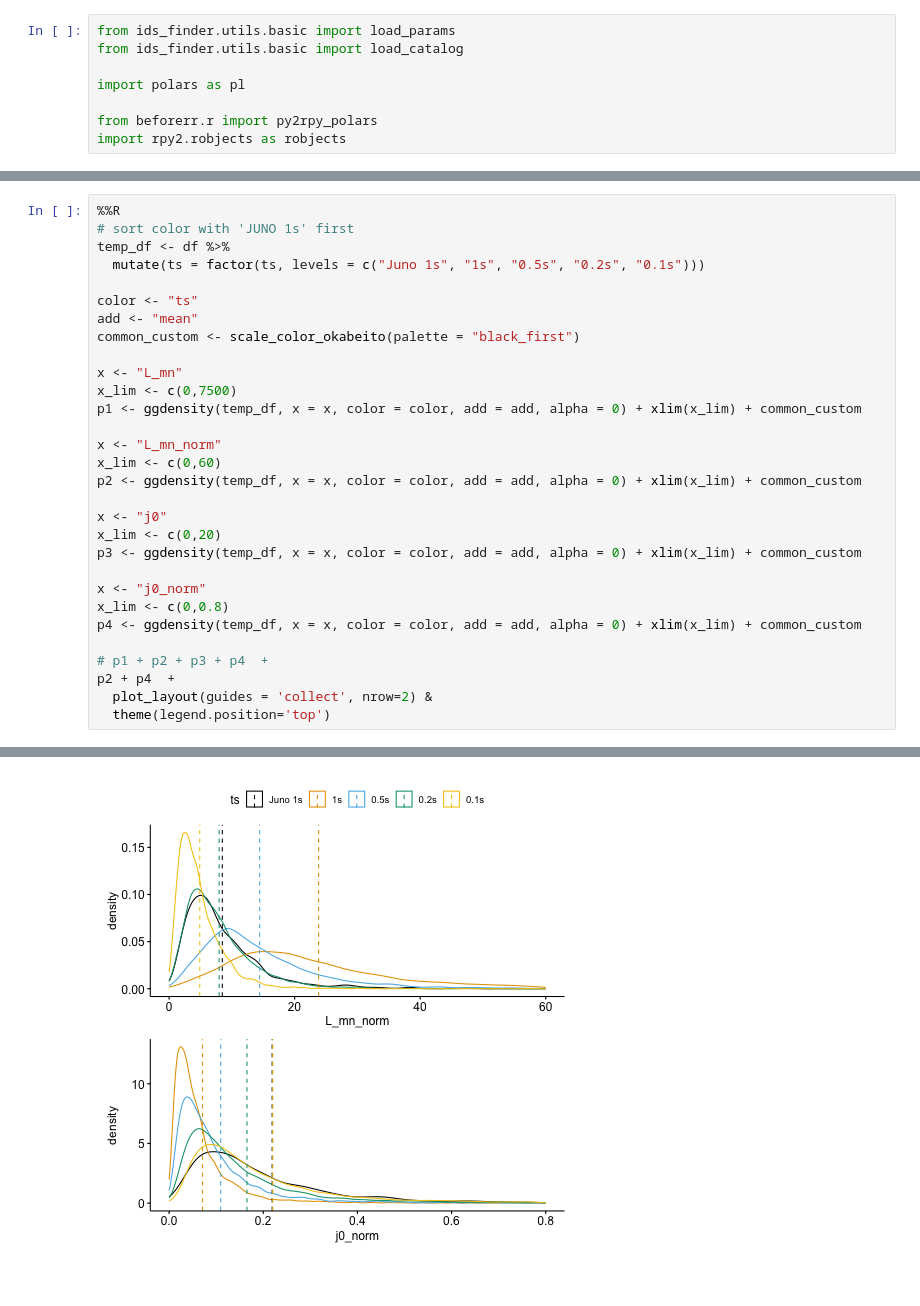
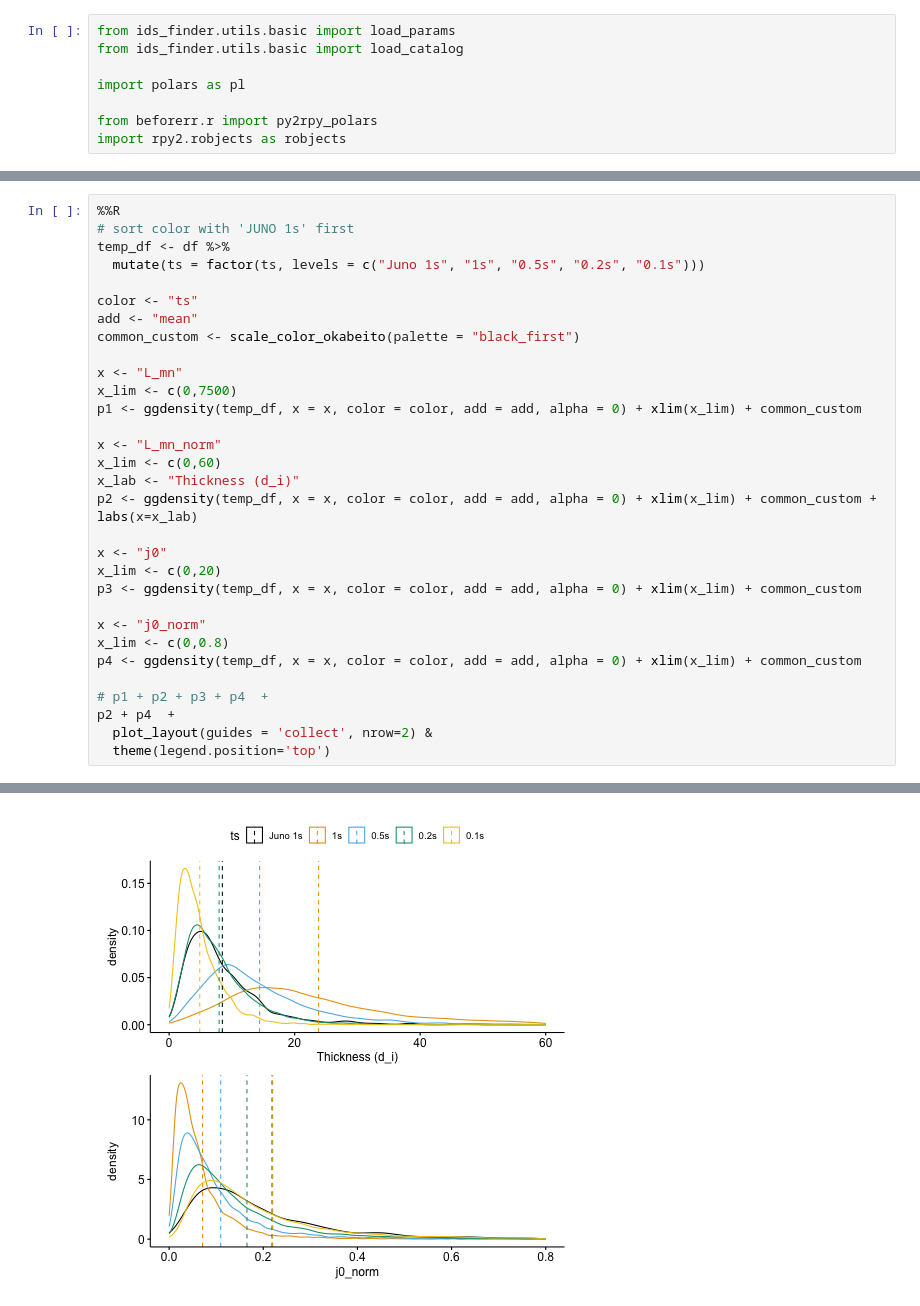
Before and after one commit to Beforerr/discontinuitypy, a Jupyter notebook: notebooks/analysis/11_ts.ipynb, the cells around one changed output, grey strips where cells are left out. Cells and saved outputs as stored; diff of their text form.

Commit message:
Update figures and notebooks

```diff
--- a/notebooks/analysis/11_ts.ipynb
+++ b/notebooks/analysis/11_ts.ipynb
@@ -122,7 +123,8 @@ p1 <- ggdensity(temp_df, x = x, color = color, add = add, alpha = 0) + xlim(x_li
 
 x <- "L_mn_norm"
 x_lim <- c(0,60)
-p2 <- ggdensity(temp_df, x = x, color = color, add = add, alpha = 0) + xlim(x_lim) + common_custom
+x_lab <- "Thickness (d_i)"
+p2 <- ggdensity(temp_df, x = x, color = color, add = add, alpha = 0) + xlim(x_lim) + common_custom + labs(x=x_lab)
 
 x <- "j0"
 x_lim <- c(0,20)
@@ -145,3 +147,3 @@ p2 + p4  +
                              (`stat_density()`).
 [interactive output not drawn]
-[figure, old version]
+[figure, new version]
```
Also changed, not shown: parts of 6 cells of this notebook, 23 other files.
